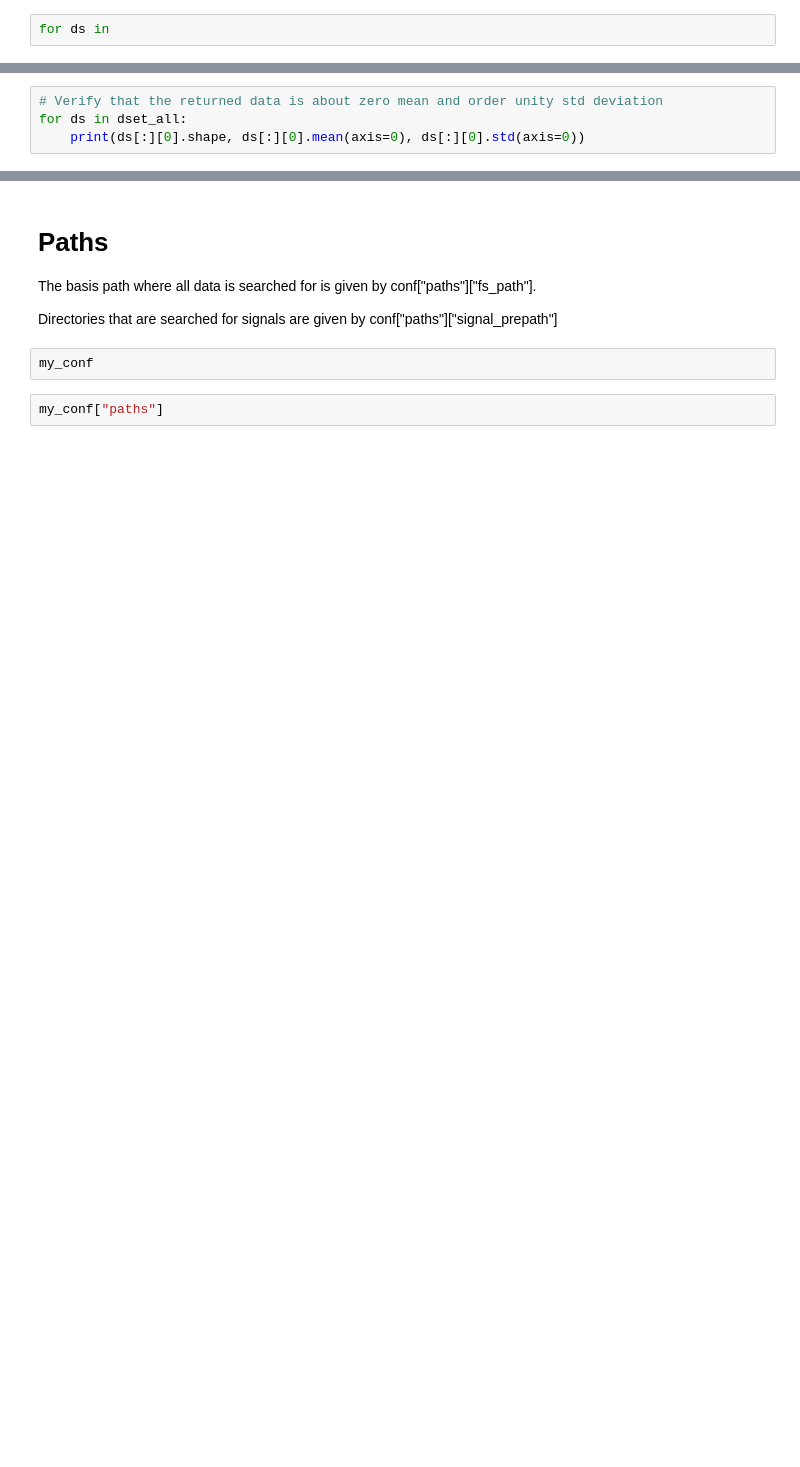
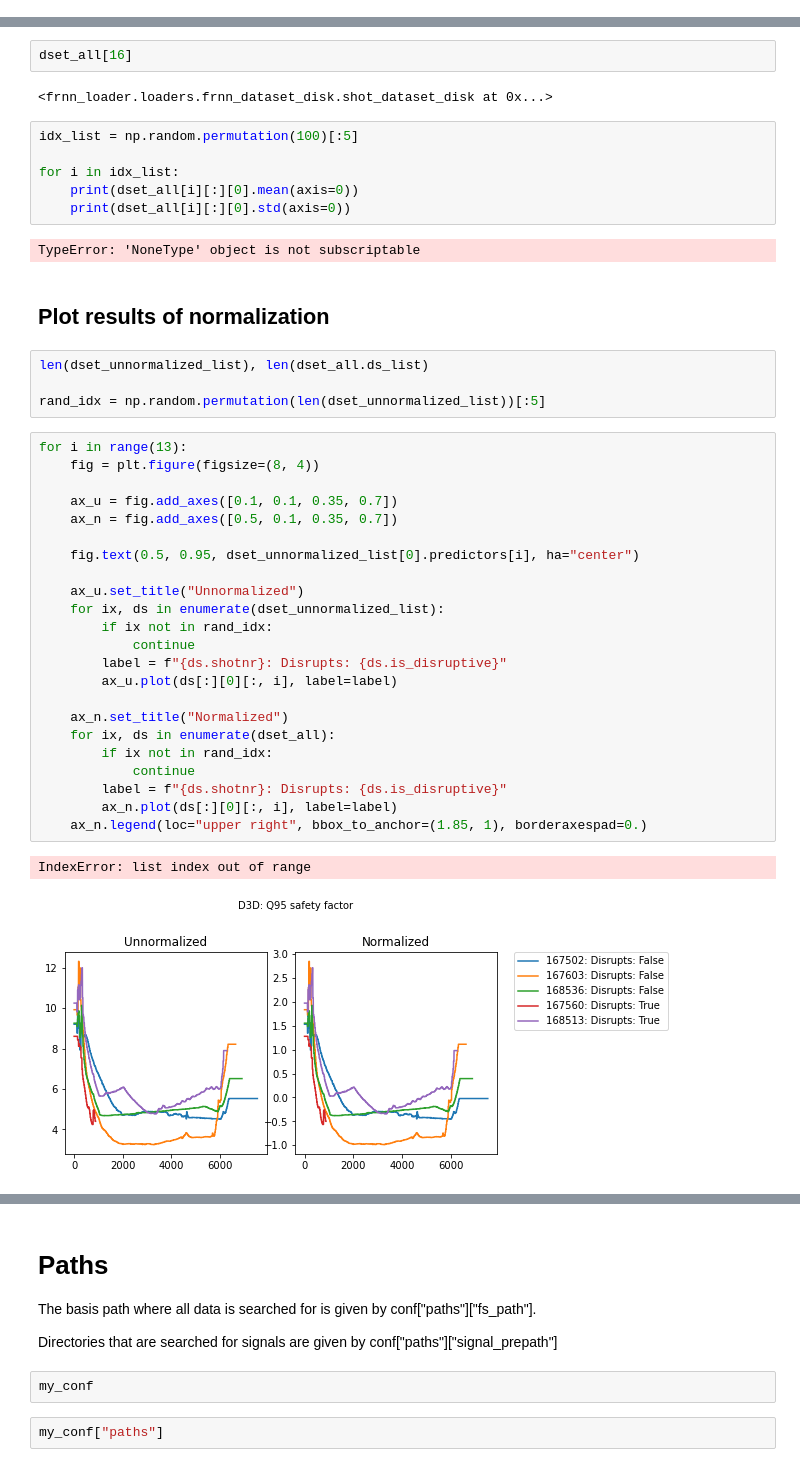
Before and after one commit to PPPLDeepLearning/frnn-examples, a Jupyter notebook: notebooks/test_normalize.ipynb, the cells around one changed output, grey strips where cells are left out. Saved outputs shown, nothing was run; the diff lists cells and outputs as text; blank space fills up the shorter version.

```diff
--- a/notebooks/test_normalize.ipynb
+++ b/notebooks/test_normalize.ipynb
@@ -253,2 +287,0 @@ dset_all = frnn_multi_dataset(dset_normalized_list)
-# %%
-for ds in
@@ -272,4 +287,0 @@ dset_all[0][:]
-# %%
-# Verify that the returned data is about zero mean and order unity std deviation
-for ds in dset_all:
-    print(ds[:][0].shape, ds[:][0].mean(axis=0), ds[:][0].std(axis=0))
@@ -328,0 +288,44 @@ for i in range(13):
+# %%
+dset_all[16]
+# %% [output]
+<frnn_loader.loaders.frnn_dataset_disk.shot_dataset_disk at 0x...>
+# %%
+idx_list = np.random.permutation(100)[:5]
+
+for i in idx_list:
+    print(dset_all[i][:][0].mean(axis=0))
+    print(dset_all[i][:][0].std(axis=0))
+# %% [output]
+TypeError: 'NoneType' object is not subscriptable
+# %% [markdown]
+## Plot results of normalization
+# %%
+len(dset_unnormalized_list), len(dset_all.ds_list)
+
+rand_idx = np.random.permutation(len(dset_unnormalized_list))[:5]
+# %%
+for i in range(13):
+    fig = plt.figure(figsize=(8, 4))
+
+    ax_u = fig.add_axes([0.1, 0.1, 0.35, 0.7])
+    ax_n = fig.add_axes([0.5, 0.1, 0.35, 0.7])
+
+    fig.text(0.5, 0.95, dset_unnormalized_list[0].predictors[i], ha="center")
+
+    ax_u.set_title("Unnormalized")
+    for ix, ds in enumerate(dset_unnormalized_list):
+        if ix not in rand_idx:
+            continue
+        label = f"{ds.shotnr}: Disrupts: {ds.is_disruptive}"
+        ax_u.plot(ds[:][0][:, i], label=label)
+
+    ax_n.set_title("Normalized")
+    for ix, ds in enumerate(dset_all):
+        if ix not in rand_idx:
+            continue
+        label = f"{ds.shotnr}: Disrupts: {ds.is_disruptive}"
+        ax_n.plot(ds[:][0][:, i], label=label)
+    ax_n.legend(loc="upper right", bbox_to_anchor=(1.85, 1), borderaxespad=0.)
+# %% [output]
+IndexError: list index out of range
+[figure, added]
```
Also changed, not shown: parts of 22 cells of this notebook, 7 other files.
